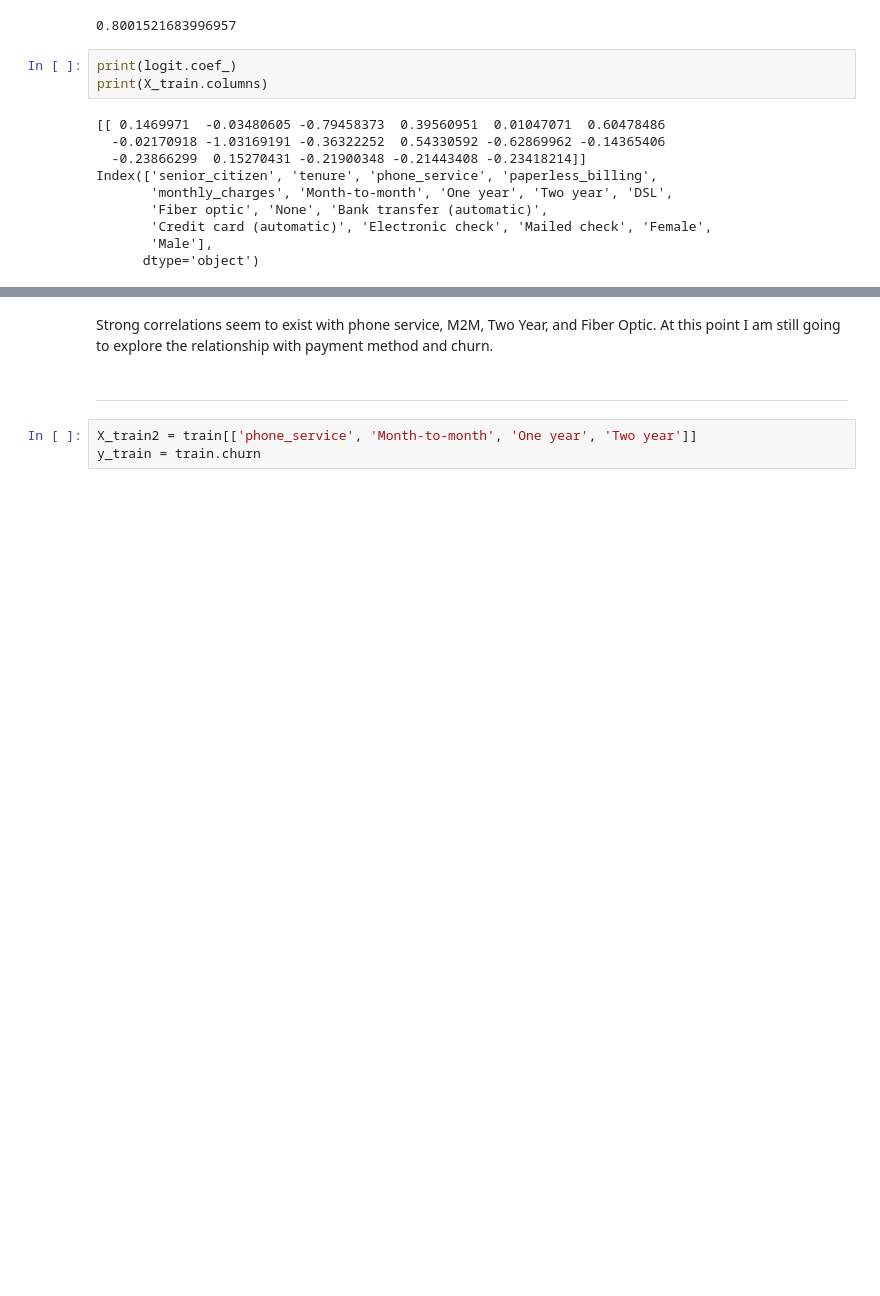
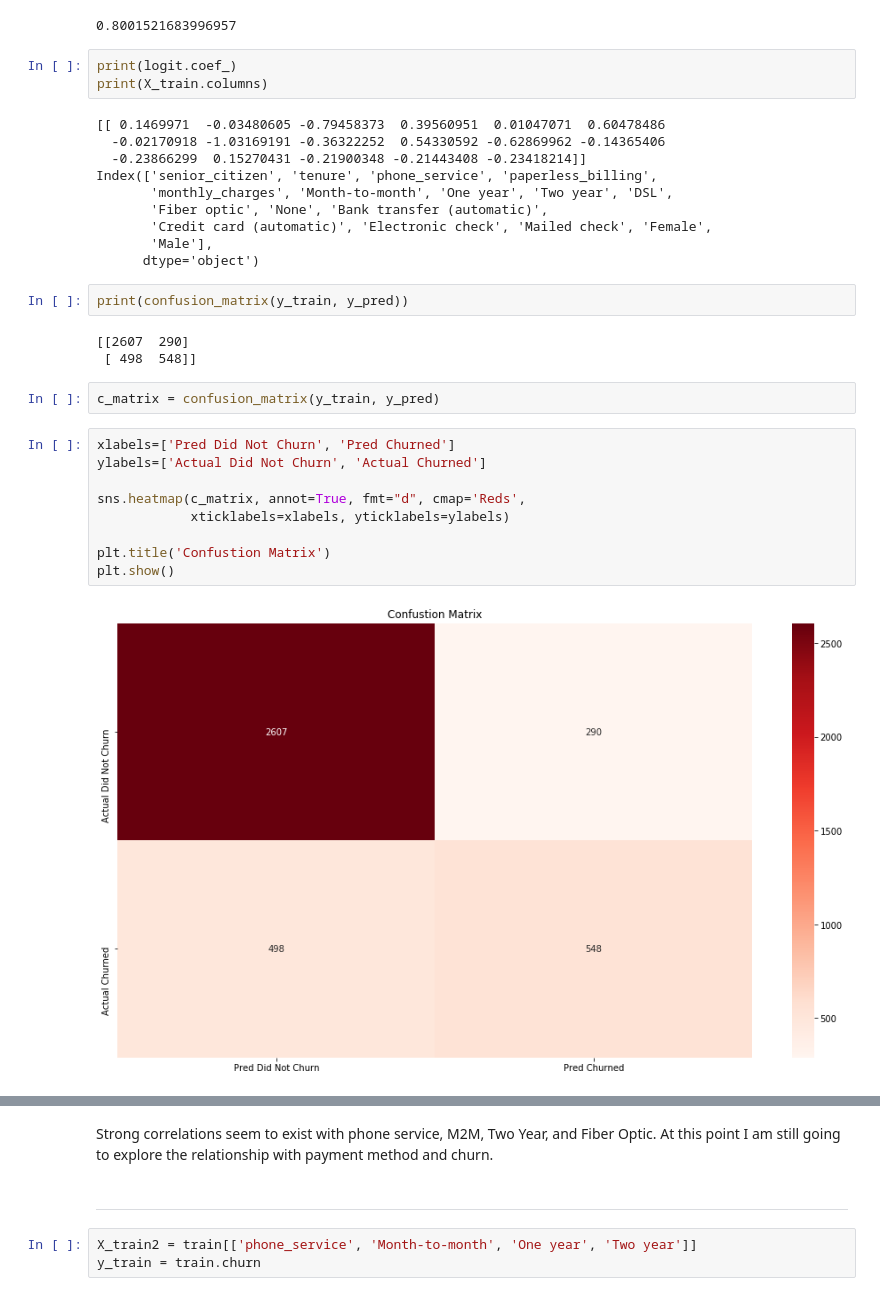
Before and after one commit to matt-c-knight/telco_project, a Jupyter notebook: main_file.ipynb, the cells around one changed output, grey strips where cells are left out. Cells and saved outputs as stored; diff of their text form; blank space fills up the shorter version.

```diff
--- a/main_file.ipynb
+++ b/main_file.ipynb
@@ -203,3 +203,21 @@ Index(['senior_citizen', 'tenure', 'phone_service', 'paperless_billing',
        'Credit card (automatic)', 'Electronic check', 'Mailed check', 'Female',
        'Male'],
       dtype='object')
+# %%
+print(confusion_matrix(y_train, y_pred))
+# %% [output]
+[[2607  290]
+ [ 498  548]]
+# %%
+c_matrix = confusion_matrix(y_train, y_pred)
+# %%
+xlabels=['Pred Did Not Churn', 'Pred Churned']
+ylabels=['Actual Did Not Churn', 'Actual Churned']
+
+sns.heatmap(c_matrix, annot=True, fmt="d", cmap='Reds',
+            xticklabels=xlabels, yticklabels=ylabels)
+
+plt.title('Confustion Matrix')
+plt.show()
+# %% [output]
+[figure, added]
```
Also changed, not shown: parts of 41 cells of this notebook.
